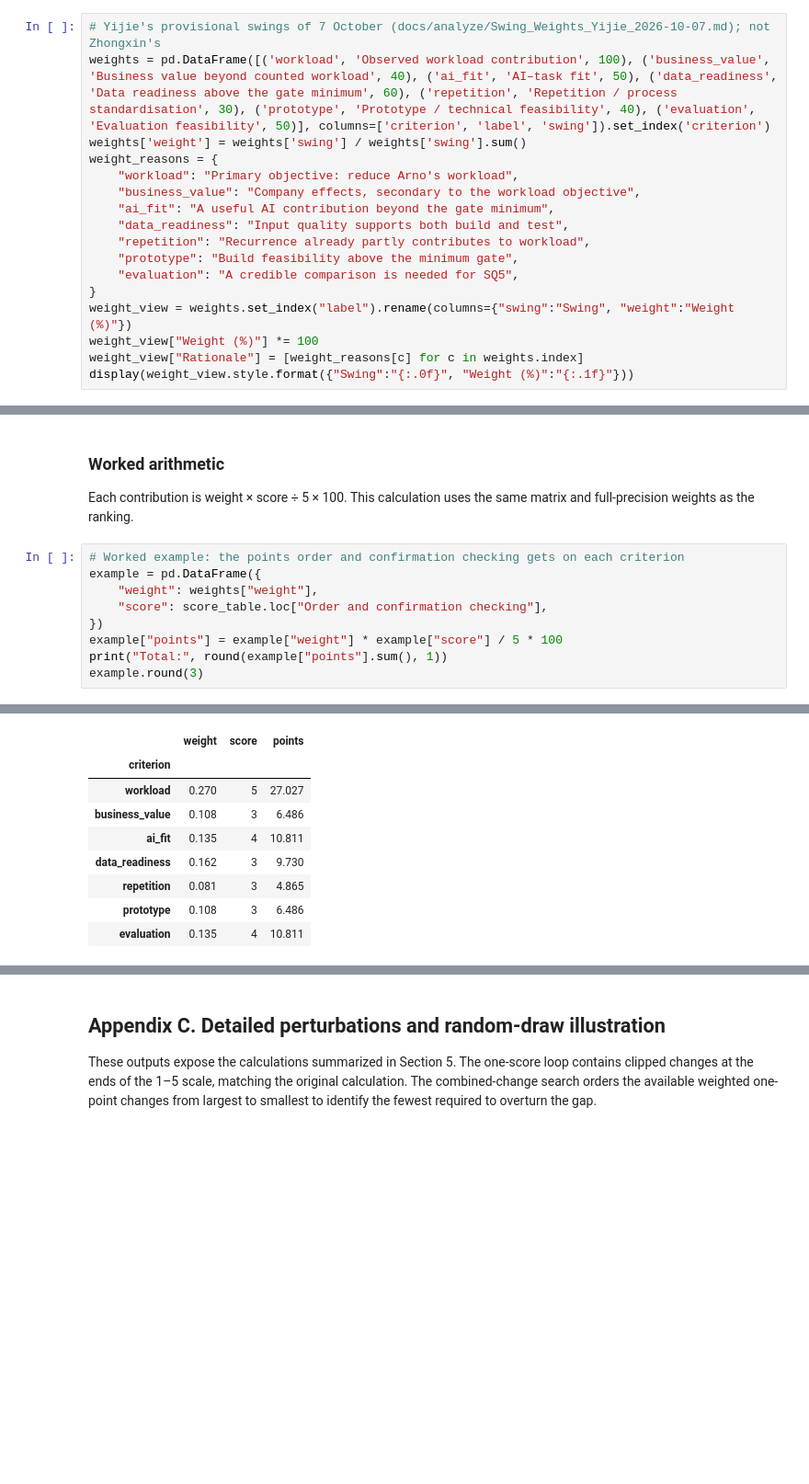
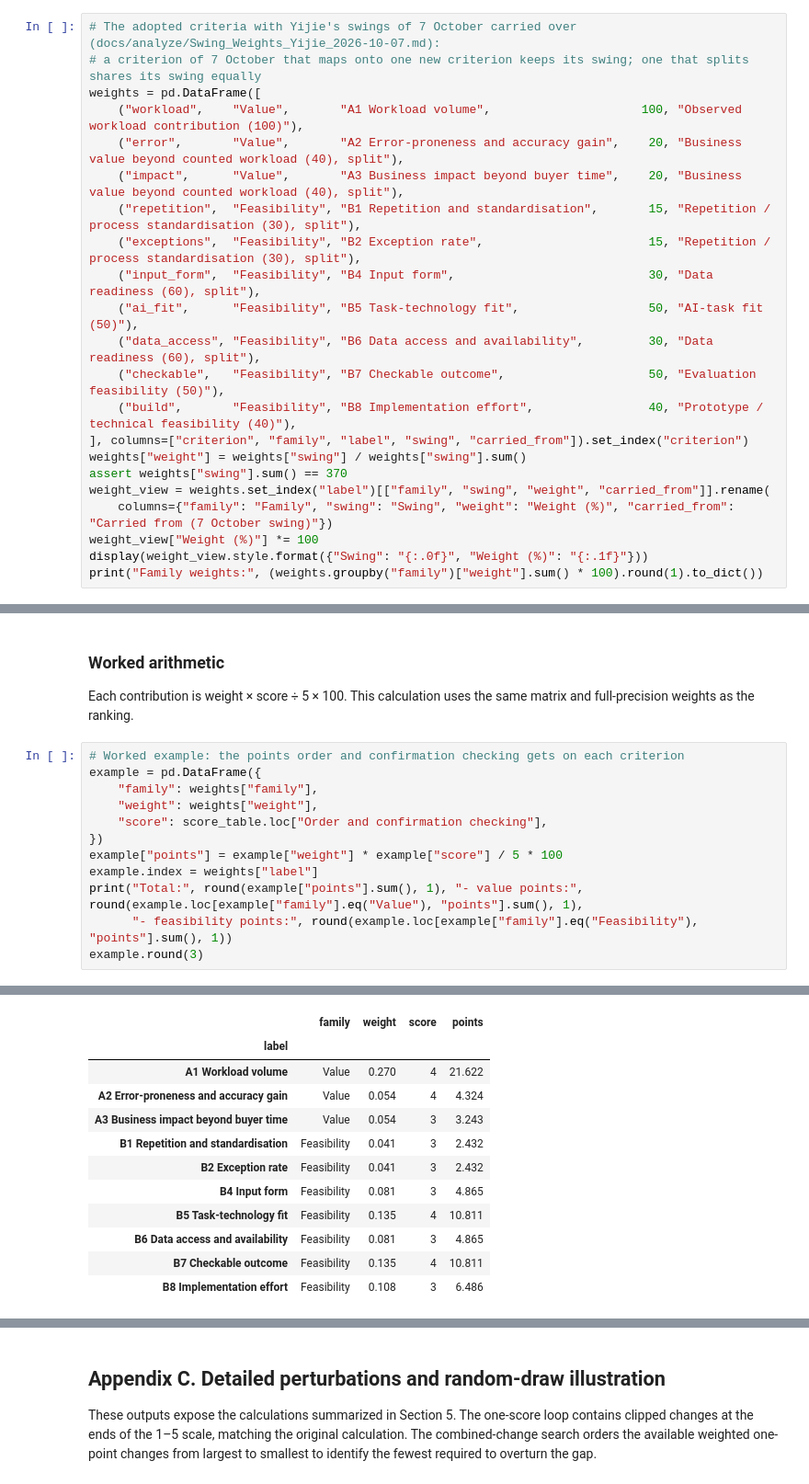
Before and after one commit to Luuuuuig/Bachelor-End-Project, a Jupyter notebook: Focal_Case_Selection_2026-10-07.ipynb, the cells around one changed output, grey strips where cells are left out. Shown at 92% size. Drawn from its saved outputs; the diff is of its cells as text; blank space fills up the shorter version.

```diff
--- a/Focal_Case_Selection_2026-10-07.ipynb
+++ b/Focal_Case_Selection_2026-10-07.ipynb
@@ -517,18 +618,23 @@ A failed gate cannot be turned into a score of 1. The score-5 anchor for busines
 # %%
-# Yijie's provisional swings of 7 October (docs/analyze/Swing_Weights_Yijie_2026-10-07.md); not Zhongxin's
-weights = pd.DataFrame([('workload', 'Observed workload contribution', 100), ('business_value', 'Business value beyond counted workload', 40), ('ai_fit', 'AI–task fit', 50), ('data_readiness', 'Data readiness above the gate minimum', 60), ('repetition', 'Repetition / process standardisation', 30), ('prototype', 'Prototype / technical feasibility', 40), ('evaluation', 'Evaluation feasibility', 50)], columns=['criterion', 'label', 'swing']).set_index('criterion')
-weights['weight'] = weights['swing'] / weights['swing'].sum()
-weight_reasons = {
-    "workload": "Primary objective: reduce Arno's workload",
-    "business_value": "Company effects, secondary to the workload objective",
-    "ai_fit": "A useful AI contribution beyond the gate minimum",
-    "data_readiness": "Input quality supports both build and test",
-    "repetition": "Recurrence already partly contributes to workload",
-    "prototype": "Build feasibility above the minimum gate",
-    "evaluation": "A credible comparison is needed for SQ5",
-}
-weight_view = weights.set_index("label").rename(columns={"swing":"Swing", "weight":"Weight (%)"})
+# The adopted criteria with Yijie's swings of 7 October carried over (docs/analyze/Swing_Weights_Yijie_2026-10-07.md):
+# a criterion of 7 October that maps onto one new criterion keeps its swing; one that splits shares its swing equally
+weights = pd.DataFrame([
+    ("workload",    "Value",       "A1 Workload volume",                     100, "Observed workload contribution (100)"),
+    ("error",       "Value",       "A2 Error-proneness and accuracy gain",    20, "Business value beyond counted workload (40), split"),
+    ("impact",      "Value",       "A3 Business impact beyond buyer time",    20, "Business value beyond counted workload (40), split"),
+    ("repetition",  "Feasibility", "B1 Repetition and standardisation",       15, "Repetition / process standardisation (30), split"),
+    ("exceptions",  "Feasibility", "B2 Exception rate",                       15, "Repetition / process standardisation (30), split"),
+    ("input_form",  "Feasibility", "B4 Input form",                           30, "Data readiness (60), split"),
+    ("ai_fit",      "Feasibility", "B5 Task-technology fit",                  50, "AI-task fit (50)"),
+    ("data_access", "Feasibility", "B6 Data access and availability",         30, "Data readiness (60), split"),
+    ("checkable",   "Feasibility", "B7 Checkable outcome",                    50, "Evaluation feasibility (50)"),
+    ("build",       "Feasibility", "B8 Implementation effort",                40, "Prototype / technical feasibility (40)"),
+], columns=["criterion", "family", "label", "swing", "carried_from"]).set_index("criterion")
+weights["weight"] = weights["swing"] / weights["swing"].sum()
+assert weights["swing"].sum() == 370
+weight_view = weights.set_index("label")[["family", "swing", "weight", "carried_from"]].rename(
+    columns={"family": "Family", "swing": "Swing", "weight": "Weight (%)", "carried_from": "Carried from (7 October swing)"})
 weight_view["Weight (%)"] *= 100
-weight_view["Rationale"] = [weight_reasons[c] for c in weights.index]
-display(weight_view.style.format({"Swing":"{:.0f}", "Weight (%)":"{:.1f}"}))
+display(weight_view.style.format({"Swing": "{:.0f}", "Weight (%)": "{:.1f}"}))
+print("Family weights:", (weights.groupby("family")["weight"].sum() * 100).round(1).to_dict())
 # %% [output]
@@ -1043,10 +1274,13 @@ Each contribution is weight × score ÷ 5 × 100. This calculation uses the same
 # %%
 # Worked example: the points order and confirmation checking gets on each criterion
 example = pd.DataFrame({
+    "family": weights["family"],
     "weight": weights["weight"],
     "score": score_table.loc["Order and confirmation checking"],
 })
 example["points"] = example["weight"] * example["score"] / 5 * 100
-print("Total:", round(example["points"].sum(), 1))
+example.index = weights["label"]
+print("Total:", round(example["points"].sum(), 1), "- value points:", round(example.loc[example["family"].eq("Value"), "points"].sum(), 1),
+      "- feasibility points:", round(example.loc[example["family"].eq("Feasibility"), "points"].sum(), 1))
 example.round(3)
 # %% [output]
@@ -1054,12 +1288,15 @@ Total: 76.2
-|  | weight | score | points |
-| criterion |  |  |  |
-| workload | 0.270 | 5 | 27.027 |
-| business_value | 0.108 | 3 | 6.486 |
-| ai_fit | 0.135 | 4 | 10.811 |
-| data_readiness | 0.162 | 3 | 9.730 |
-| repetition | 0.081 | 3 | 4.865 |
-| prototype | 0.108 | 3 | 6.486 |
-| evaluation | 0.135 | 4 | 10.811 |
+|  | family | weight | score | points |
+| label |  |  |  |  |
+| A1 Workload volume | Value | 0.270 | 4 | 21.622 |
+| A2 Error-proneness and accuracy gain | Value | 0.054 | 4 | 4.324 |
+| A3 Business impact beyond buyer time | Value | 0.054 | 3 | 3.243 |
+| B1 Repetition and standardisation | Feasibility | 0.041 | 3 | 2.432 |
+| B2 Exception rate | Feasibility | 0.041 | 3 | 2.432 |
+| B4 Input form | Feasibility | 0.081 | 3 | 4.865 |
+| B5 Task-technology fit | Feasibility | 0.135 | 4 | 10.811 |
+| B6 Data access and availability | Feasibility | 0.081 | 3 | 4.865 |
+| B7 Checkable outcome | Feasibility | 0.135 | 4 | 10.811 |
+| B8 Implementation effort | Feasibility | 0.108 | 3 | 6.486 |
 # %% [markdown]
 ### Boundary notes
 
```
Also changed, not shown: parts of 42 cells of this notebook, 10 other files.
